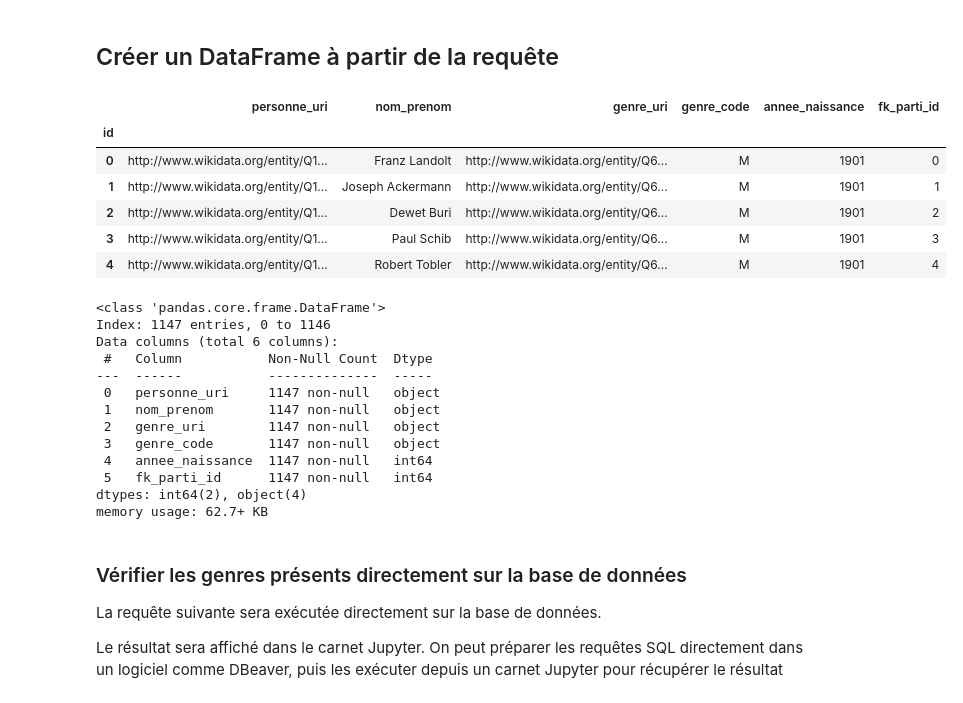
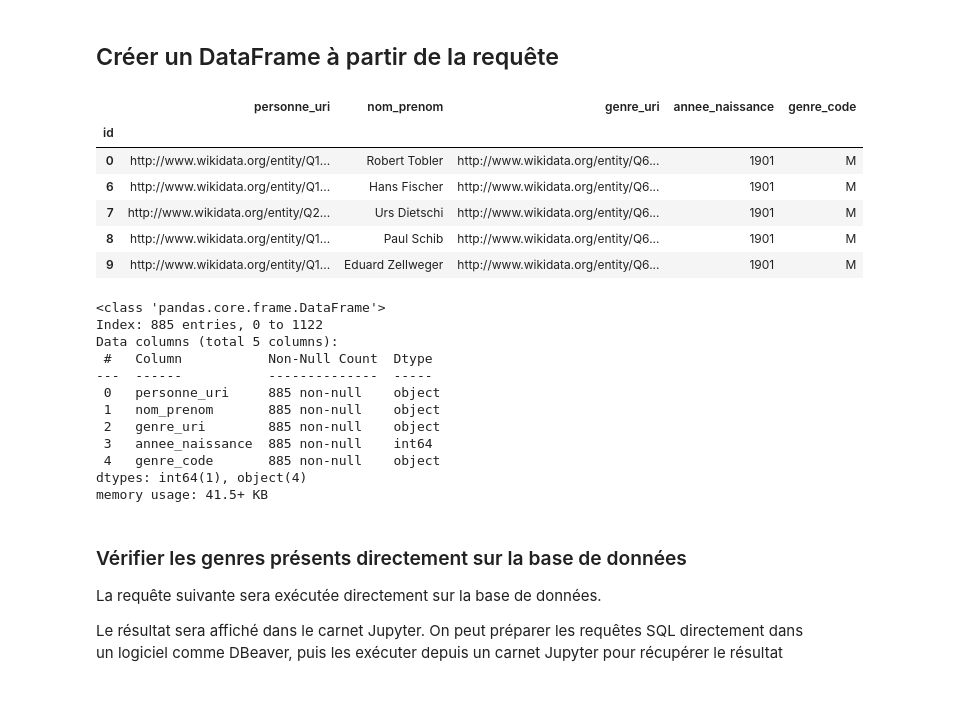
Before and after one commit to Sciences-historiques-numeriques/std_conseil_federal, a Jupyter notebook: notebooks_jupyter/wikidata_exploration/wdt_distribution_naissances.ipynb, the cells around one changed output. Saved outputs shown, nothing was run; the diff lists cells and outputs as text; code cells hidden in the pictures.

```diff
--- a/notebooks_jupyter/wikidata_exploration/wdt_distribution_naissances.ipynb
+++ b/notebooks_jupyter/wikidata_exploration/wdt_distribution_naissances.ipynb
@@ -104,38 +126,33 @@ OperationalError: near "(": syntax error
 # %% [markdown]
 ## Créer un DataFrame à partir de la requête
-# %%
-### On récupère tout la table et on la met dans la list 'l'
-cur = cn.cursor()
-l = cur.execute("SELECT * FROM wdt_personnes").fetchall()
 # %%
 ### On transforme la liste en DataFrame
-df_p = pd.DataFrame(l, columns=['id', 'personne_uri', 'nom_prenom', 'genre_uri', 'genre_code', 'annee_naissance', 'fk_parti_id'],)
+df_p = pd.DataFrame(l, columns=['id', 'personne_uri', 'nom_prenom', 'genre_uri', 'annee_naissance', 'genre_code'],)
 df_p = df_p.set_index('id',drop=True)
 df_p.head()
 # %% [output]
-|  | personne_uri | nom_prenom | genre_uri | genre_code | annee_naissance | fk_parti_id |
-| id |  |  |  |  |  |  |
-| 0 | http://www.wikidata.org/entity/Q1... | Franz Landolt | http://www.wikidata.org/entity/Q6... | M | 1901 | 0 |
-| 1 | http://www.wikidata.org/entity/Q1... | Joseph Ackermann | http://www.wikidata.org/entity/Q6... | M | 1901 | 1 |
-| 2 | http://www.wikidata.org/entity/Q1... | Dewet Buri | http://www.wikidata.org/entity/Q6... | M | 1901 | 2 |
-| 3 | http://www.wikidata.org/entity/Q1... | Paul Schib | http://www.wikidata.org/entity/Q6... | M | 1901 | 3 |
-| 4 | http://www.wikidata.org/entity/Q1... | Robert Tobler | http://www.wikidata.org/entity/Q6... | M | 1901 | 4 |
+|  | personne_uri | nom_prenom | genre_uri | annee_naissance | genre_code |
+| id |  |  |  |  |  |
+| 0 | http://www.wikidata.org/entity/Q1... | Robert Tobler | http://www.wikidata.org/entity/Q6... | 1901 | M |
+| 6 | http://www.wikidata.org/entity/Q1... | Hans Fischer | http://www.wikidata.org/entity/Q6... | 1901 | M |
+| 7 | http://www.wikidata.org/entity/Q2... | Urs Dietschi | http://www.wikidata.org/entity/Q6... | 1901 | M |
+| 8 | http://www.wikidata.org/entity/Q1... | Paul Schib | http://www.wikidata.org/entity/Q6... | 1901 | M |
+| 9 | http://www.wikidata.org/entity/Q1... | Eduard Zellweger | http://www.wikidata.org/entity/Q6... | 1901 | M |
 # %%
 df_p.info()
 # %% [output]
 <class 'pandas.core.frame.DataFrame'>
-Index: 1147 entries, 0 to 1146
-Data columns (total 6 columns):
+Index: 885 entries, 0 to 1122
+Data columns (total 5 columns):
  #   Column           Non-Null Count  Dtype
 ---  ------           --------------  -----
- 0   personne_uri     1147 non-null   object
- 1   nom_prenom       1147 non-null   object
- 2   genre_uri        1147 non-null   object
- 3   genre_code       1147 non-null   object
- 4   annee_naissance  1147 non-null   int64
- 5   fk_parti_id      1147 non-null   int64
-dtypes: int64(2), object(4)
-memory usage: 62.7+ KB
+ 0   personne_uri     885 non-null    object
+ 1   nom_prenom       885 non-null    object
+ 2   genre_uri        885 non-null    object
+ 3   annee_naissance  885 non-null    int64
+ 4   genre_code       885 non-null    object
+dtypes: int64(1), object(4)
+memory usage: 41.5+ KB
 # %% [markdown]
 ### Vérifier les genres présents directement sur la base de données
 
```
Also changed, not shown: parts of 33 cells of this notebook, 2 other files.
